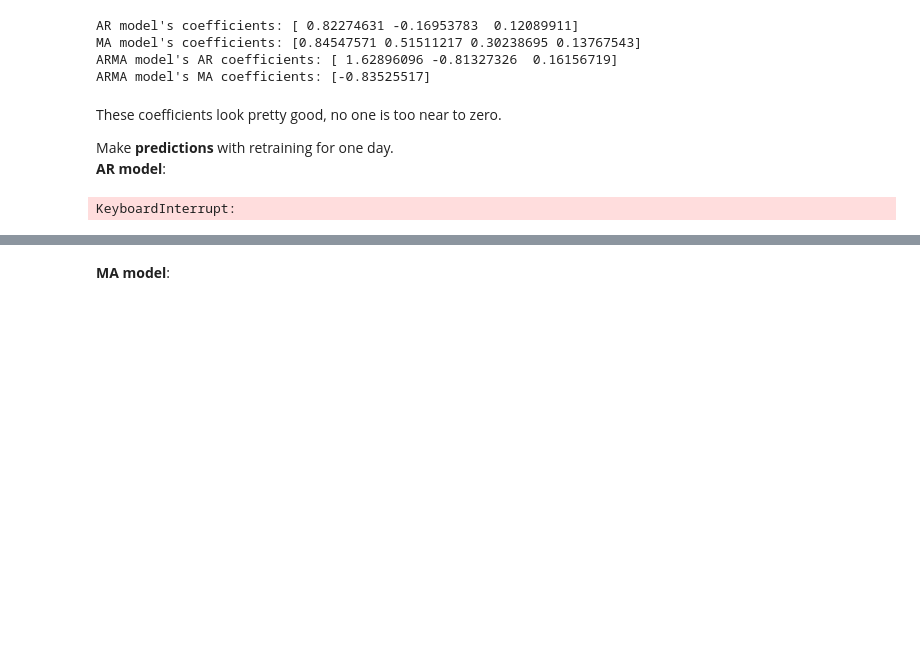
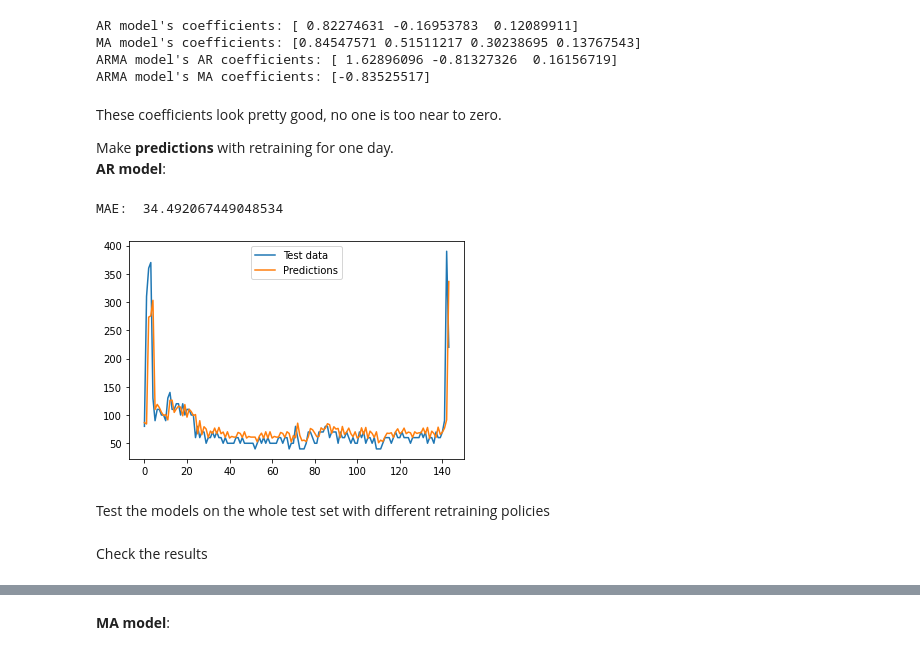
Before and after one commit to AlexPasqua/ISPR-midterms, a Jupyter notebook: midterm1/notebook_version.ipynb, the cells around one changed output, grey strips where cells are left out. Saved outputs shown, nothing was run; the diff lists cells and outputs as text; code cells hidden in the pictures; blank space fills up the shorter version.

Commit message:
Added results files + plotting to notebook

```diff
--- a/midterm1/notebook_version.ipynb
+++ b/midterm1/notebook_version.ipynb
@@ -97,19 +98,22 @@ These coefficients look pretty good, no one is too near to zero.
 Make **predictions** with retraining for one day.<br>
 **AR model**:
 # %%
-# err = 0
+n_pred = 24 * 6
 predictions = []
-for i in tqdm(range(48*6)):
+for i in tqdm(range(n_pred)):
     predictions.append(res_ar.forecast(steps=1))
     tr_data = np.concatenate((tr_data, [ts_data[i]]))
     ar = ARIMA(endog=tr_data, order=(ar_order, 0, 0))
     res_ar = ar.fit()
 
-mae = np.mean(np.abs(np.subtract(predictions, ts_data[:48*6])))
+mae = np.mean(np.abs(np.subtract(predictions, ts_data[:n_pred])))
 print("MAE: ", mae)
-plt.plot(ts_data[:48*6], label="Test data")
+plt.plot(ts_data[:n_pred], label="Test data")
 plt.plot(predictions, label="Predictions")
 plt.legend()
 plt.show()
 # %% [output]
-KeyboardInterrupt:
+MAE:  34.492067449048534
+[figure, added]
+# %% [markdown]
+Test the models on the whole test set with different retraining policies
@@ -115,0 +138,2 @@ KeyboardInterrupt:
+# %% [markdown]
+Check the results
```
Also changed, not shown: parts of 6 cells of this notebook, 9 other files.
